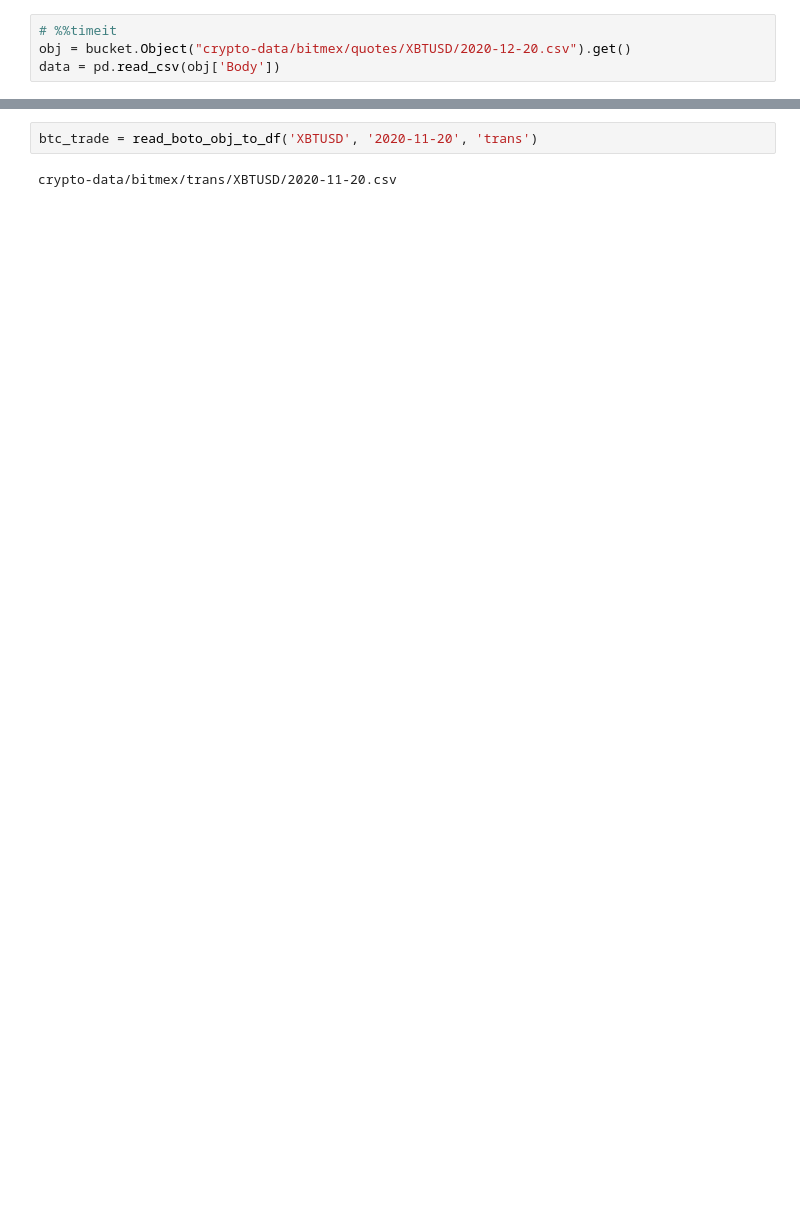
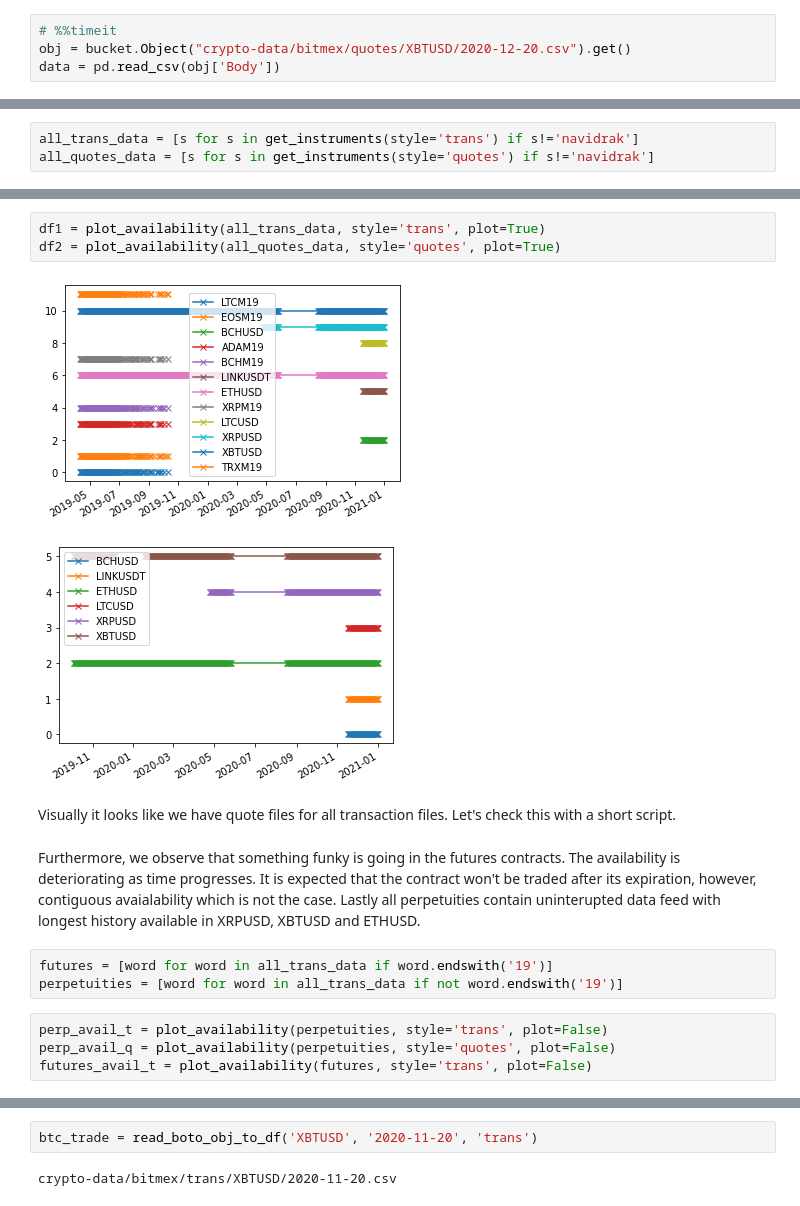
Before and after one commit to majkee15/s3quotes-trades-parsing, a Jupyter notebook: s3quotes-trade-parsing/download_data.ipynb, the cells around one changed output, grey strips where cells are left out. Cells and saved outputs as stored; diff of their text form; blank space fills up the shorter version.

Commit message:
implementation of functioning data downloader

```diff
--- a/s3quotes-trade-parsing/download_data.ipynb
+++ b/s3quotes-trade-parsing/download_data.ipynb
@@ -67,0 +127,3 @@ def read_boto_obj_to_df(ticker, date, style):
+# %%
+all_trans_data = [s for s in get_instruments(style='trans') if s!='navidrak']
+all_quotes_data = [s for s in get_instruments(style='quotes') if s!='navidrak']
@@ -67,0 +138,17 @@ def read_boto_obj_to_df(ticker, date, style):
+# %%
+df1 = plot_availability(all_trans_data, style='trans', plot=True)
+df2 = plot_availability(all_quotes_data, style='quotes', plot=True)
+# %% [output]
+[figure, added]
+[figure, added]
+# %% [markdown]
+Visually it looks like we have quote files for all transaction files. Let's check this with a short script.
+# %% [markdown]
+Furthermore, we observe that something funky is going in the futures contracts. The availability is deteriorating as time progresses. It is expected that the contract won't be traded after its expiration, however, contiguous avaialability which is not the case. Lastly all perpetuities contain uninterupted data feed with longest history available in XRPUSD, XBTUSD and ETHUSD.
+# %%
+futures = [word for word in all_trans_data if word.endswith('19')]
+perpetuities = [word for word in all_trans_data if not word.endswith('19')]
+# %%
+perp_avail_t = plot_availability(perpetuities, style='trans', plot=False)
+perp_avail_q = plot_availability(perpetuities, style='quotes', plot=False)
+futures_avail_t = plot_availability(futures, style='trans', plot=False)
```
Also changed, not shown: parts of 76 cells of this notebook, 11 other files.
